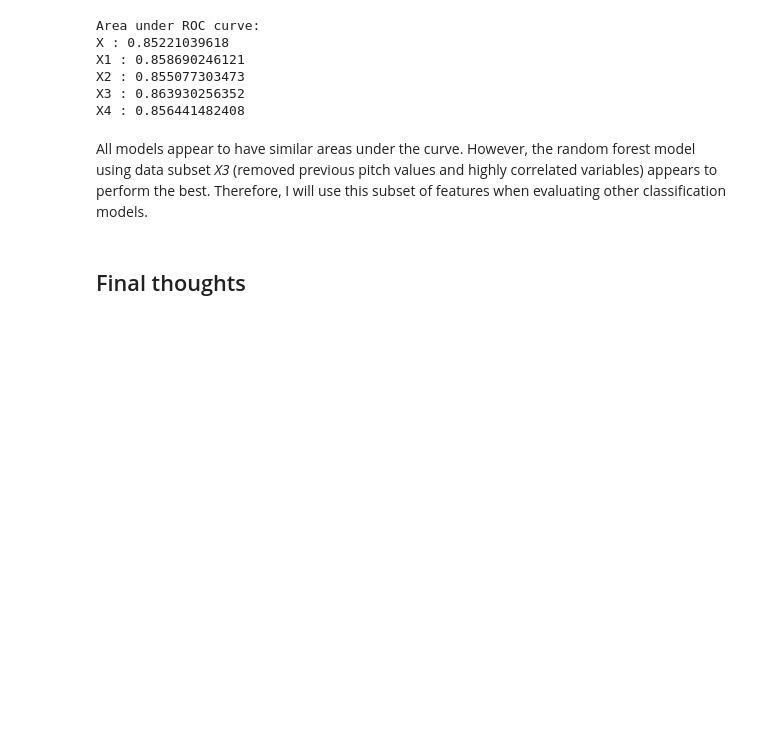
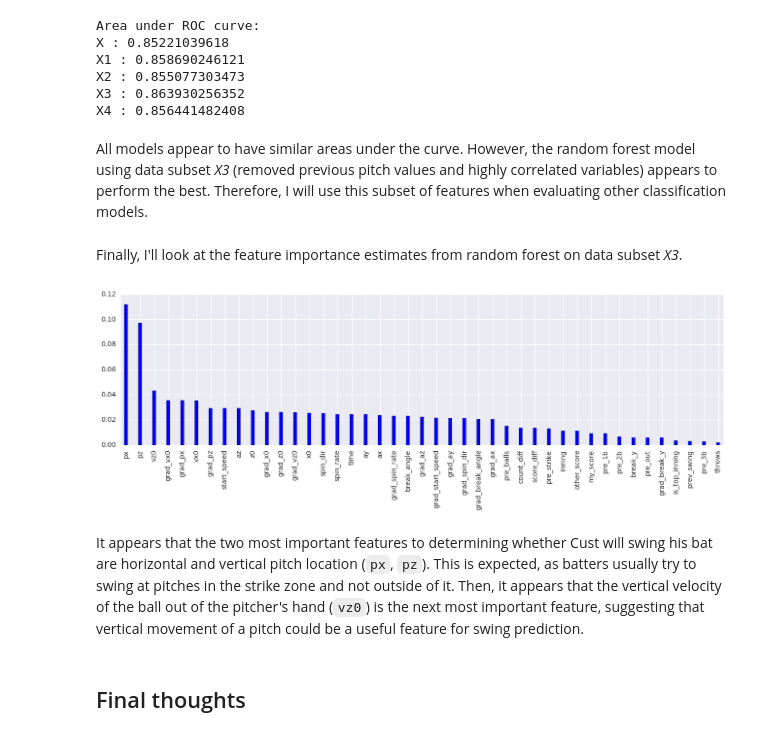
Before and after one commit to jasonpchang/pitchfx_sql, a Jupyter notebook: notebooks/swing_prediction/swing_prediction_random_forest.ipynb, the cells around one changed output. Saved outputs shown, nothing was run; the diff lists cells and outputs as text; code cells hidden in the pictures; blank space fills up the shorter version.

```diff
--- a/notebooks/swing_prediction/swing_prediction_random_forest.ipynb
+++ b/notebooks/swing_prediction/swing_prediction_random_forest.ipynb
@@ -467,6 +471,19 @@ X3 : 0.863930256352
 X4 : 0.856441482408
 # %% [markdown]
 All models appear to have similar areas under the curve. However, the random forest model using data subset *X3* (removed previous pitch values and highly correlated variables) appears to perform the best. Therefore, I will use this subset of features when evaluating other classification models.
+# %% [markdown]
+Finally, I'll look at the feature importance estimates from random forest on data subset *X3*.
+# %%
+# feature importance plot
+importance = pd.Series(rf3_fit.feature_importances_,
+                       index=X3_train.columns)
+indices = np.argsort(importance)[::-1]
+importance[indices].plot.bar(color='blue', width=0.25, figsize=(16, 4))
+plt.show()
+# %% [output]
+[figure, added]
+# %% [markdown]
+It appears that the two most important features to determining whether Cust will swing his bat are horizontal and vertical pitch location (`px`, `pz`). This is expected, as batters usually try to swing at pitches in the strike zone and not outside of it. Then, it appears that the vertical velocity of the ball out of the pitcher's hand (`vz0`) is the next most important feature, suggesting that vertical movement of a pitch could be a useful feature for swing prediction.
 # %%
 # clean up
 hdb.close()
```
Also changed, not shown: parts of 3 cells of this notebook, 1 other file.
